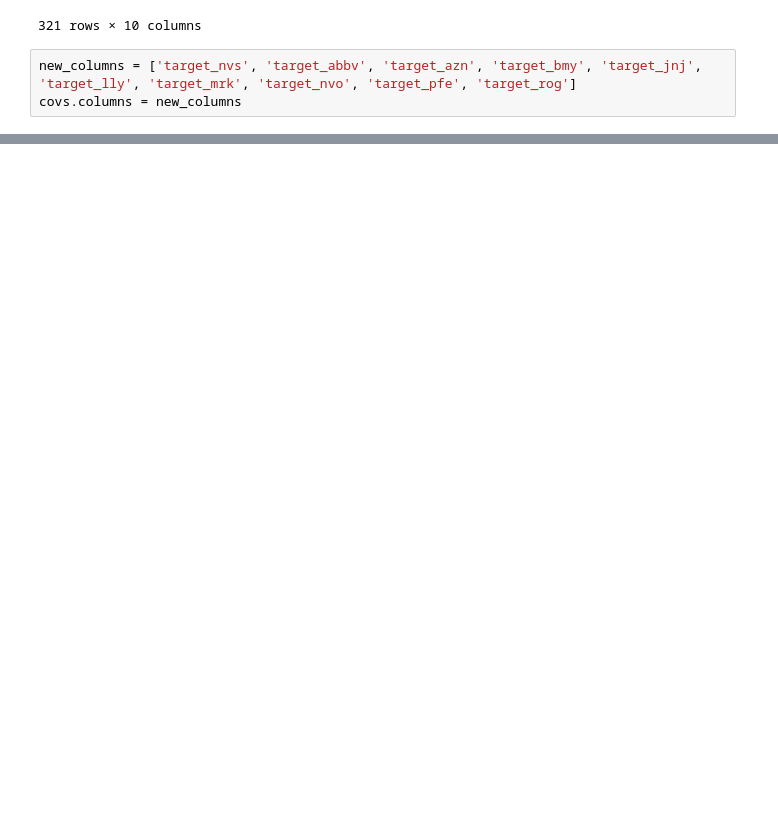
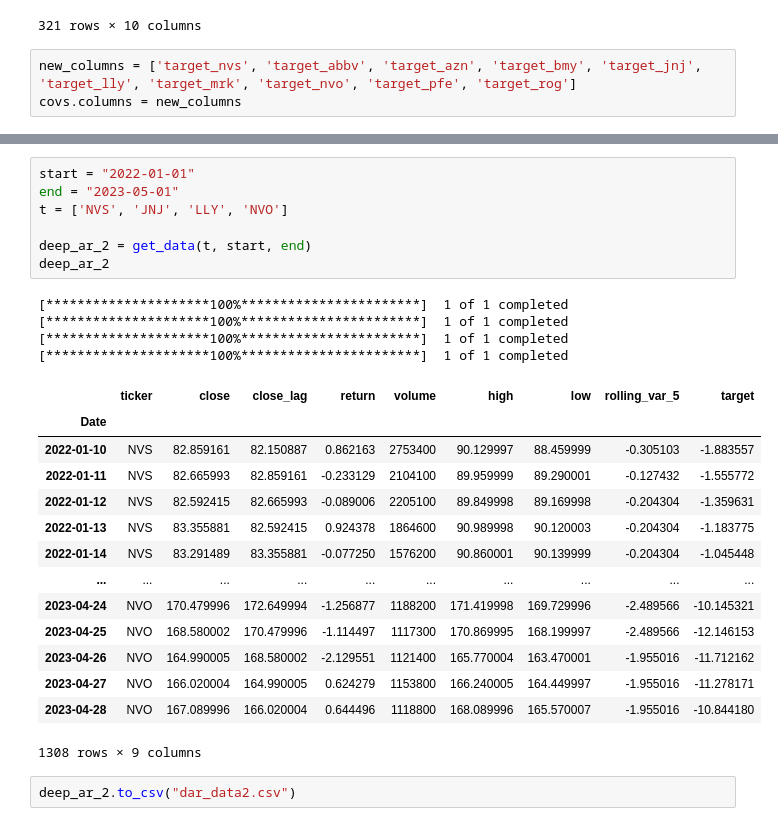
Before and after one commit to TobiPfeiffersGitHub/thesis_deep_ar, a Jupyter notebook: DeepARModel_test.ipynb, the cells around one changed output, grey strips where cells are left out. Saved outputs shown, nothing was run; the diff lists cells and outputs as text; blank space fills up the shorter version.

Commit message:
new data and granger analysis

```diff
--- a/DeepARModel_test.ipynb
+++ b/DeepARModel_test.ipynb
@@ -84,0 +466,28 @@ gc
+# %%
+start = "2022-01-01"
+end = "2023-05-01"
+t = ['NVS', 'JNJ', 'LLY', 'NVO']
+
+deep_ar_2 = get_data(t, start, end)
+deep_ar_2
+# %% [output]
+[*********************100%***********************]  1 of 1 completed
+[*********************100%***********************]  1 of 1 completed
+[*********************100%***********************]  1 of 1 completed
+[*********************100%***********************]  1 of 1 completed
+|  | ticker | close | close_lag | return | volume | high | low | rolling_var_5 | target |
+| Date |  |  |  |  |  |  |  |  |  |
+| 2022-01-10 | NVS | 82.859161 | 82.150887 | 0.862163 | 2753400 | 90.129997 | 88.459999 | -0.305103 | -1.883557 |
+| 2022-01-11 | NVS | 82.665993 | 82.859161 | -0.233129 | 2104100 | 89.959999 | 89.290001 | -0.127432 | -1.555772 |
+| 2022-01-12 | NVS | 82.592415 | 82.665993 | -0.089006 | 2205100 | 89.849998 | 89.169998 | -0.204304 | -1.359631 |
+| 2022-01-13 | NVS | 83.355881 | 82.592415 | 0.924378 | 1864600 | 90.989998 | 90.120003 | -0.204304 | -1.183775 |
+| 2022-01-14 | NVS | 83.291489 | 83.355881 | -0.077250 | 1576200 | 90.860001 | 90.139999 | -0.204304 | -1.045448 |
+| ... | ... | ... | ... | ... | ... | ... | ... | ... | ... |
+| 2023-04-24 | NVO | 170.479996 | 172.649994 | -1.256877 | 1188200 | 171.419998 | 169.729996 | -2.489566 | -10.145321 |
+| 2023-04-25 | NVO | 168.580002 | 170.479996 | -1.114497 | 1117300 | 170.869995 | 168.199997 | -2.489566 | -12.146153 |
+| 2023-04-26 | NVO | 164.990005 | 168.580002 | -2.129551 | 1121400 | 165.770004 | 163.470001 | -1.955016 | -11.712162 |
+| 2023-04-27 | NVO | 166.020004 | 164.990005 | 0.624279 | 1153800 | 166.240005 | 164.449997 | -1.955016 | -11.278171 |
+| 2023-04-28 | NVO | 167.089996 | 166.020004 | 0.644496 | 1118800 | 168.089996 | 165.570007 | -1.955016 | -10.844180 |
+1308 rows × 9 columns
+# %%
+deep_ar_2.to_csv("dar_data2.csv")
```
Also changed, not shown: parts of 15 cells of this notebook, 2 other files.
